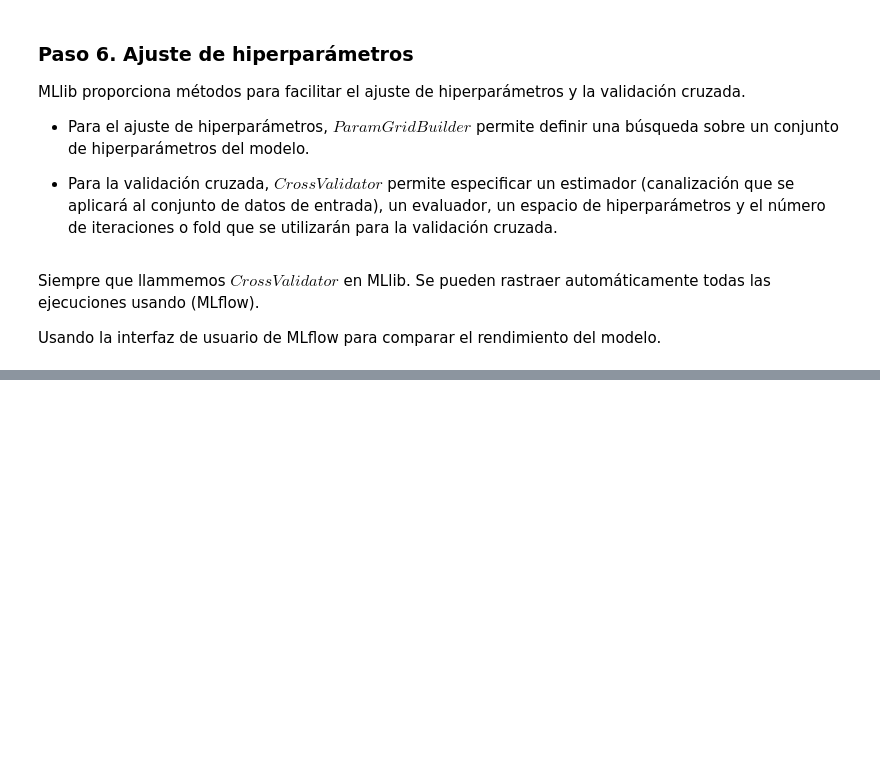
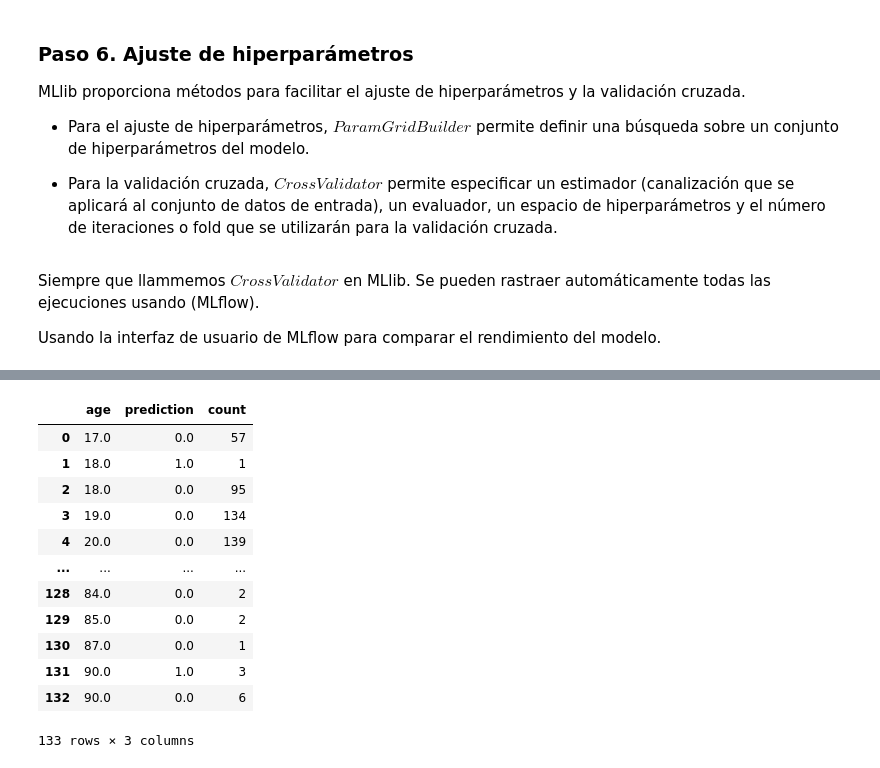
Before and after one commit to Corderodedios182/Resumenes-Python, a Jupyter notebook: 10_Big Data with PySpark/Machine Learning con MLlib.ipynb, the cells around one changed output, grey strips where cells are left out. Cells and saved outputs as stored; diff of their text form; code cells hidden in the pictures; blank space fills up the shorter version.

```diff
--- a/10_Big Data with PySpark/Machine Learning con MLlib.ipynb
+++ b/10_Big Data with PySpark/Machine Learning con MLlib.ipynb
@@ -493,0 +534,24 @@ cvModel = cv.fit(trainDF)
+# %%
+tmp  = spark.sql("""SELECT
+                   age, prediction, count(*) AS count
+             FROM finalPredictions
+             GROUP BY age, prediction
+             ORDER BY age """)
+
+tmp = tmp.toPandas()
+
+tmp
+# %% [output]
+|  | age | prediction | count |
+| 0 | 17.0 | 0.0 | 57 |
+| 1 | 18.0 | 1.0 | 1 |
+| 2 | 18.0 | 0.0 | 95 |
+| 3 | 19.0 | 0.0 | 134 |
+| 4 | 20.0 | 0.0 | 139 |
+| ... | ... | ... | ... |
+| 128 | 84.0 | 0.0 | 2 |
+| 129 | 85.0 | 0.0 | 2 |
+| 130 | 87.0 | 0.0 | 1 |
+| 131 | 90.0 | 1.0 | 3 |
+| 132 | 90.0 | 0.0 | 6 |
+133 rows × 3 columns
```
Also changed, not shown: parts of 6 cells of this notebook.
